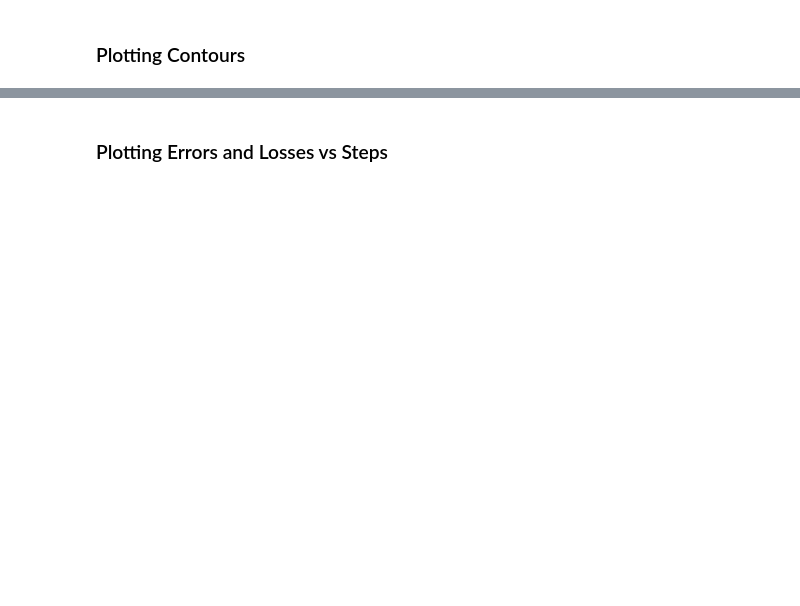
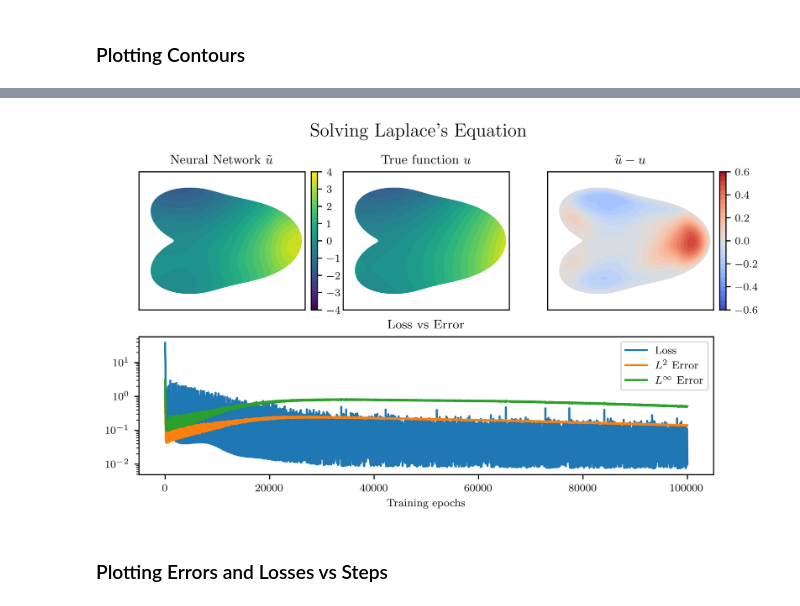
Before and after one commit to mskPark/DRLPDE, a Jupyter notebook: tools/example1_plot.ipynb, the cells around one changed output, grey strips where cells are left out. Saved outputs shown, nothing was run; the diff lists cells and outputs as text; code cells hidden in the pictures; blank space fills up the shorter version.

```diff
--- a/tools/example1_plot.ipynb
+++ b/tools/example1_plot.ipynb
@@ -19,5 +24,9 @@ plt.rcParams['font.size'] = 8
 # %%
-test = 'ResNet_direct'
+test = 'stochastic_resnet'
+title = 'Solving Laplace\'s Equation'
+
+error_levels = np.linspace(-0.6, 0.6, 31)
+error_tick = np.linspace(-0.6, 0.6, 7)
 
 with open('../experiments/' + test + '_parameters.pickle', 'rb') as f:
     parameters = pickle.load(f)
@@ -146,0 +86,91 @@ colorbar2 = plt.colorbar(contour2, cax = colorbar2_param)
+# %%
+fig = plt.figure(figsize=[6.4,4.0])
+
+ax0 = plt.subplot(2,3,1)
+ax1 = plt.subplot(2,3,2)
+ax2 = plt.subplot(2,3,3)
+ax3 = plt.subplot(2,1,2)
+
+fig.suptitle(title, y=1.0, fontsize=14)
+
+levels = np.linspace(-4.0, 4.0, 31)
+level_tick = np.linspace(-4.0, 4.0, 9)
+
+plt.tight_layout(pad=0.4, rect=[0, 0.03, 1, 0.95])
+
+ax0.set_title(r'Neural Network $\tilde{u}$')
+
+ax0.set_xlim(xmin, xmax)
+ax0.set_ylim(ymin, ymax)
+contour0 = ax0.contourf( Xplot, Yplot, Y, levels=levels, cmap=plt.cm.viridis)
+ax0.tick_params(
+    axis='both',
+    which='both',
+    bottom=False,
+    top=False,
+    left=False,
+    right=False,
+    labelbottom=False,
+    labelleft=False
+)
+colorbar0_param = fig.add_axes(
+    [ax0.get_position().x1 + 0.01,
+     ax0.get_position().y0,
+     0.01,
+     ax0.get_position().height])
+colorbar0 = plt.colorbar(contour0, cax = colorbar0_param, ticks=level_tick)
+
+ax1.set_xlim(xmin, xmax)
+ax1.set_ylim(ymin, ymax)
+ax1.set_title(r'True function $u$')
+contour1 = ax1.contourf( Xplot, Yplot, Ytrue, levels=levels, cmap=plt.cm.viridis)
+ax1.tick_params(
+    axis='both',
+    which='both',
+    bottom=False,
+    top=False,
+    left=False,
+    right=False,
+    labelbottom=False,
+    labelleft=False
+)
+
+ax2.set_xlim(xmin, xmax)
+ax2.set_ylim(ymin, ymax)
+ax2.set_title(r'$\tilde{u} - u$')
+contour2 = ax2.contourf( Xplot, Yplot, Y - Ytrue, levels = error_levels, cmap=plt.cm.coolwarm)
+ax2.tick_params(
+    axis='both',
+    which='both',
+    bottom=False,
+    top=False,
+    left=False,
+    right=False,
+    labelbottom=False,
+    labelleft=False
+)
+colorbar2_param = fig.add_axes(
+    [ax2.get_position().x1 + 0.01,
+     ax2.get_position().y0,
+     0.01,
+     ax2.get_position().height])
+colorbar2 = plt.colorbar(contour2, cax = colorbar2_param, ticks=error_tick)
+
+steps = int(parameters['trainingsteps'])
+L2loss = losses[:,:,0]
+Linfloss = np.sqrt(losses[:,:,1])
+L2error = np.sqrt(errors[:,:,0])
+Linferror = np.sqrt(np.amax( errors[:,:,1], axis=1))
+
+ax3.set_title('Loss and Errors')
+
+ax3.semilogy(range(steps), np.sqrt(L2loss[:,0] + 0.1*L2loss[:,1]))
+#ax.semilogy(range(steps), np.sqrt(L2loss[:,1]))
+#ax.semilogy(range(steps), np.sqrt(Linfloss[:,0]))}
+ax3.semilogy(range(steps), L2error[:,0])
+ax3.semilogy(range(steps), Linferror)
+ax3.legend(['Loss', r'$L^2$ Error', r'$L^{\infty}$ Error'])
+ax3.set_xlabel('Training epochs')
+ax3.set_title('Loss vs Error')
+#ax[1].semilogy(steps, np.abs( 5.1148*L2loss - L2error) )
+# %% [output]
@@ -147,3 +178,4 @@ colorbar2 = plt.colorbar(contour2, cax = colorbar2_param)
+[figure, added]
 # %% [markdown]
 ### Plotting Errors and Losses vs Steps
 # %%
```
Also changed, not shown: parts of 7 cells of this notebook, 17 other files.
